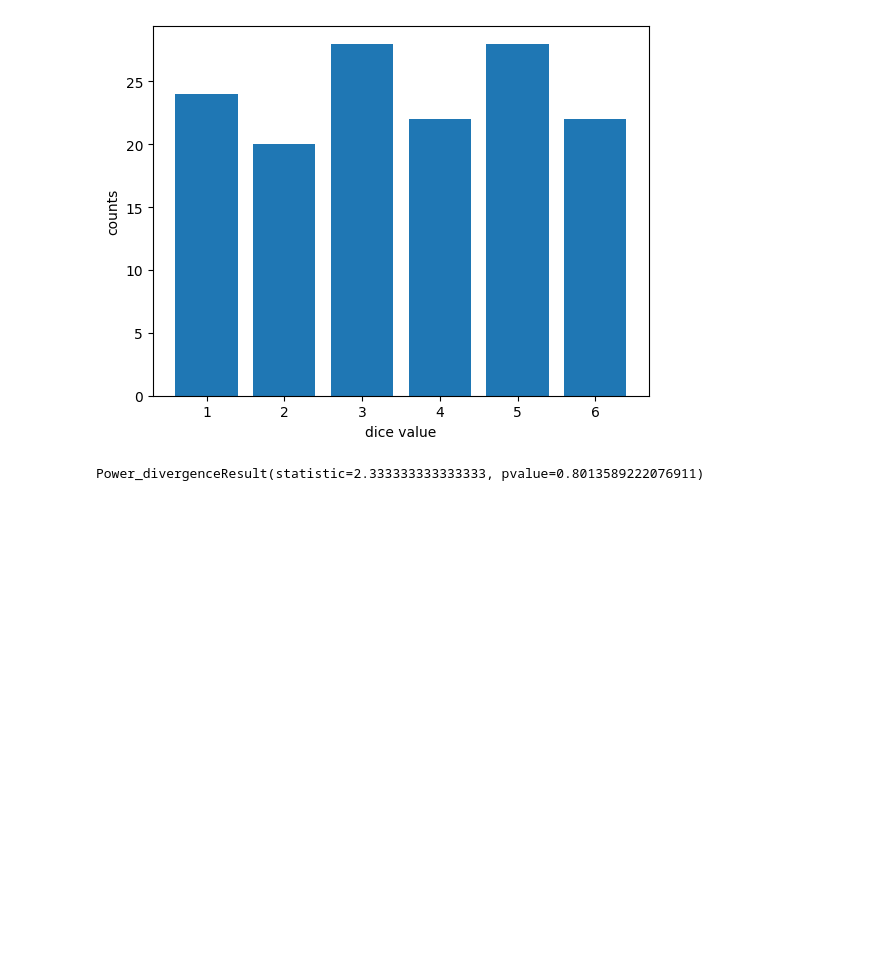
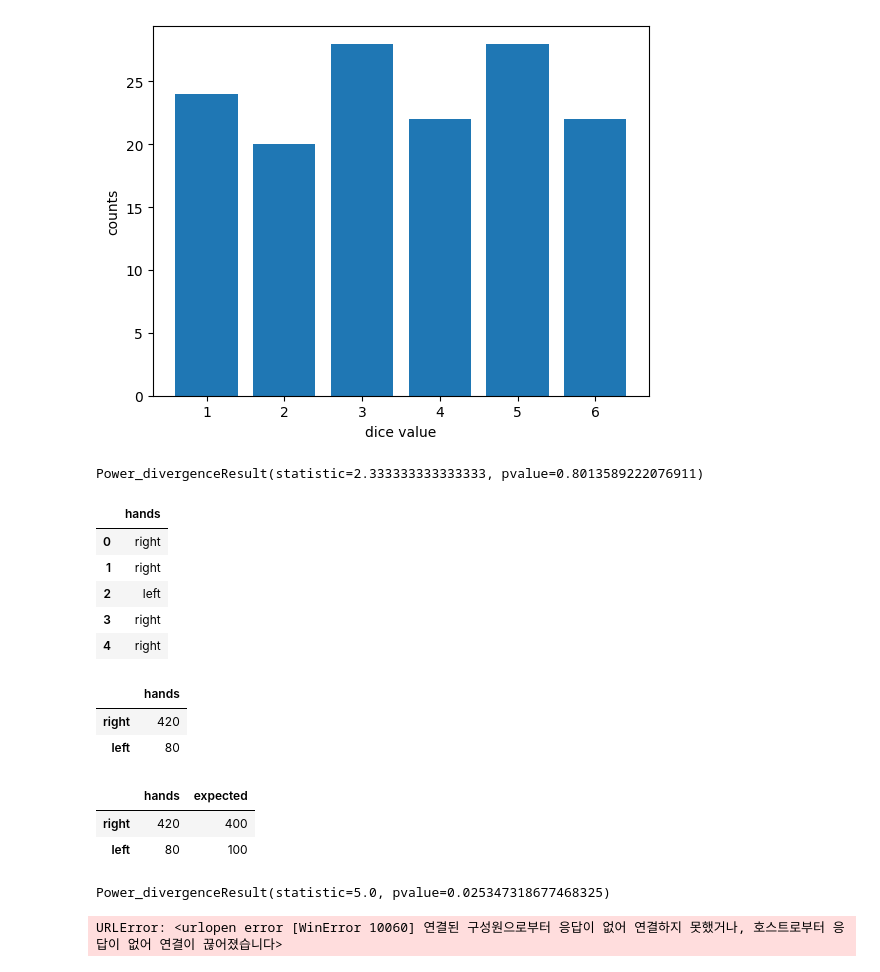
Before and after one commit to plumwiserim/ML-Study-for-license, a Jupyter notebook: 31.ipynb, the cells around one changed output. Drawn from its saved outputs; the diff is of its cells as text; code cells hidden in the pictures; blank space fills up the shorter version.

```diff
--- a/31.ipynb
+++ b/31.ipynb
@@ -245,3 +245,55 @@ print(chisquare(df.counts, df.expected))
 # pvalue는 0.8로 귀무가설인 '각 주사위 눈금 발생비율은 동일함'을 기각할 수 없다
 # %% [output]
 Power_divergenceResult(statistic=2.333333333333333, pvalue=0.8013589222076911)
+# %%
+# 문제. 다음 데이터는 어떤 집단의 왼손잡이, 오른손잡이의 숫자를 나타낸다.
+# 인간의 왼손잡이와 오른손잡이의 비율은 0.2:0.8로 알려져있다.
+# 이 집단에서 왼손과 오른손 잡이의 비율이 적합한지 검정하라
+
+import pandas as pd
+import matplotlib.pyplot as plt
+
+df = pd.read_csv('https://raw.githubusercontent.com/Datamanim/datarepo/main/scipy/hands2.csv')
+df.head()
+# %% [output]
+|  | hands |
+| 0 | right |
+| 1 | right |
+| 2 | left |
+| 3 | right |
+| 4 | right |
+# %%
+target = df['hands'].value_counts().to_frame()
+target
+# %% [output]
+|  | hands |
+| right | 420 |
+| left | 80 |
+# %%
+target['expected'] = [int(target['hands'].sum()*0.8), int(target['hands'].sum()*0.2)]
+display(target)
+# %% [output]
+|  | hands | expected |
+| right | 420 | 400 |
+| left | 80 | 100 |
+# %%
+from scipy.stats import chisquare
+
+print(chisquare(target['hands'], target['expected']))
+
+# 알려진 비율로 계산된 기댓값을 구하여 카이제곱검정을 시행한다.
+# p-value는 0.02로 유의수준 5% 내에서 귀무가설을 기각하고 대립가설을 채택한다
+# 즉 주어진 집단의 왼손, 오르손 비율은 0.2, 0.8로 볼 수 없다
+# %% [output]
+Power_divergenceResult(statistic=5.0, pvalue=0.025347318677468325)
+# %%
+# 문제. 다음 데이터는 국민 기초체력을 조사한 데이터이다.
+# 성별과 등급이 독립적인지 검정하라
+
+import pandas as pd
+import matplotlib.pyplot as plt
+
+df = pd.read_csv('https://raw.githubusercontent.com/Datamanim/datarepo/main/body/body.csv')
+df.head()
+# %% [output]
+URLError: <urlopen error [WinError 10060] 연결된 구성원으로부터 응답이 없어 연결하지 못했거나, 호스트로부터 응답이 없어 연결이 끊어졌습니다>
```
Also changed, not shown: parts of 4 cells of this notebook.
